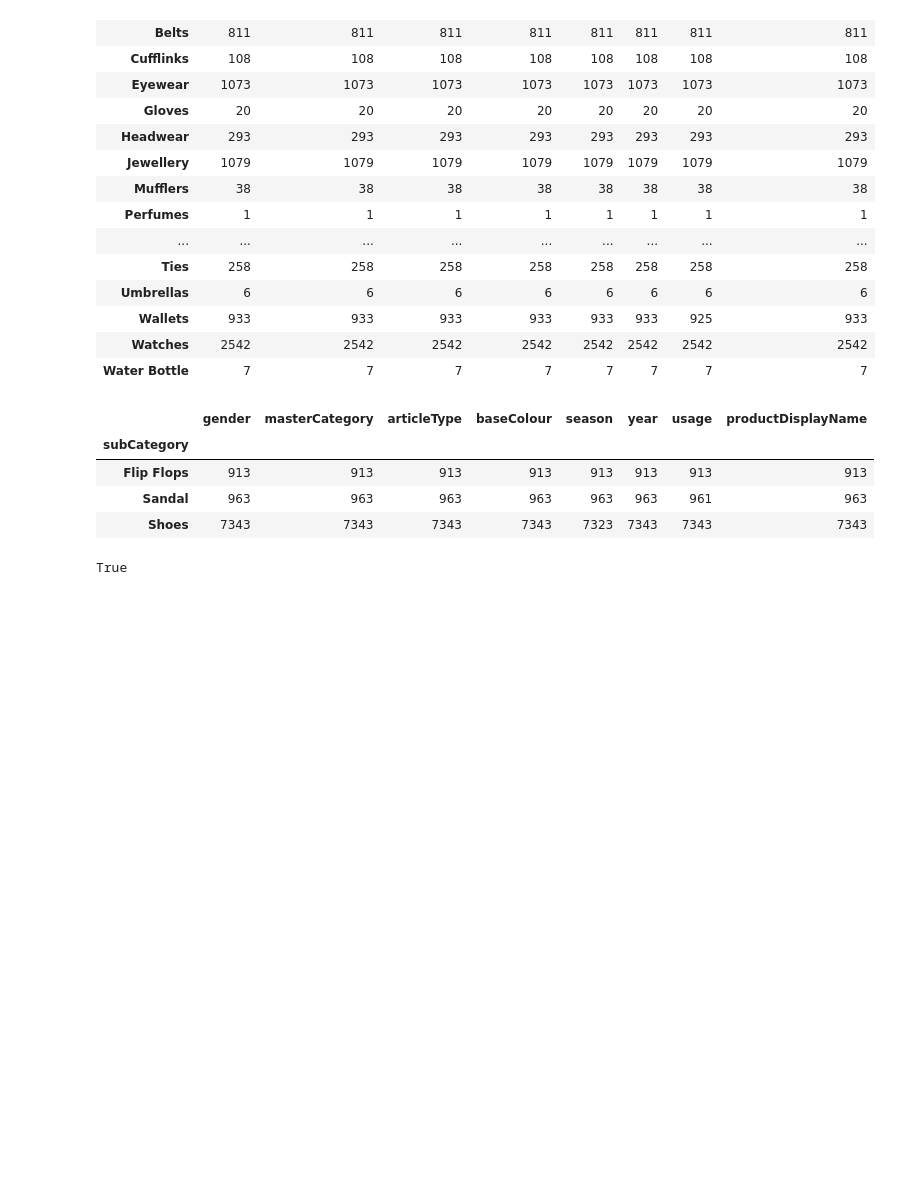
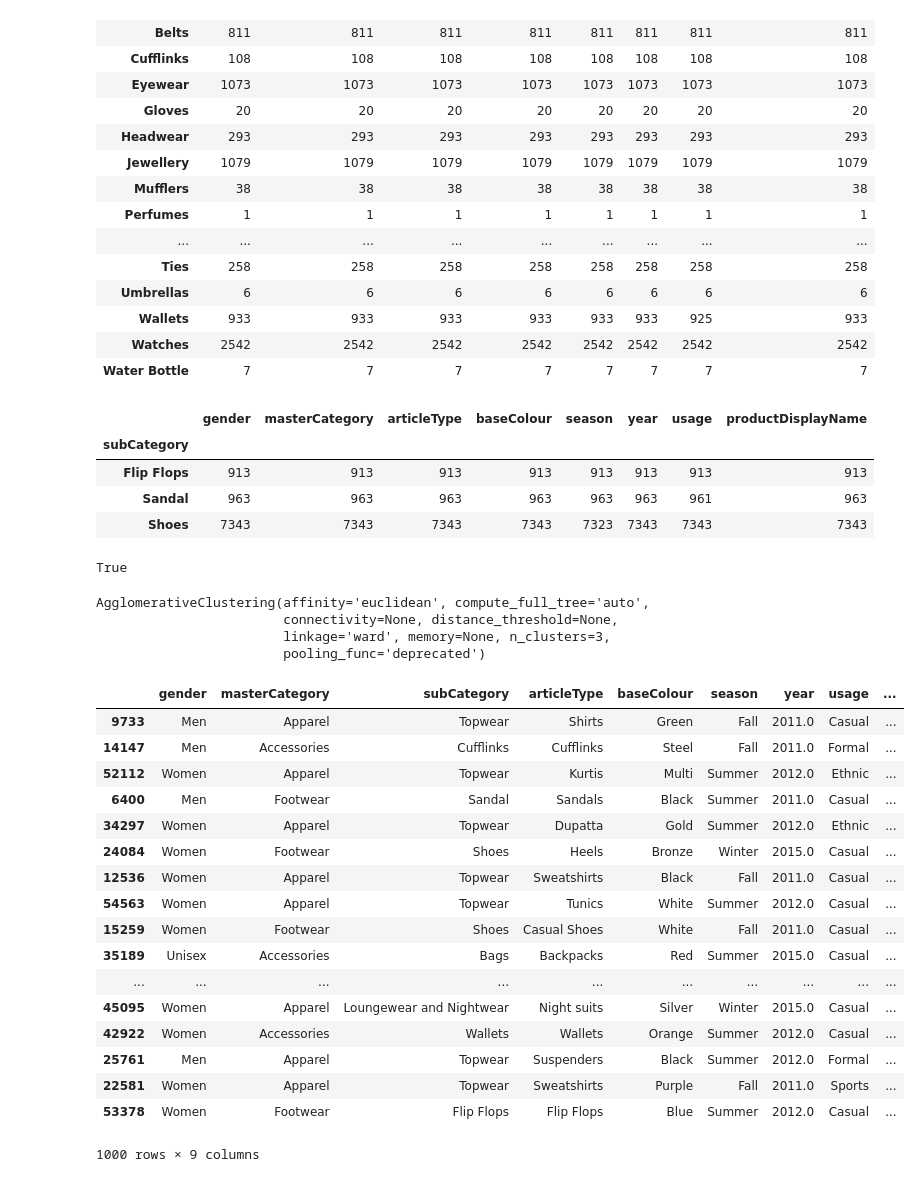
Before and after one commit to kellystroh/Clothing-Classification, a Jupyter notebook: Clothing EDA.ipynb, the cells around one changed output. Saved outputs shown, nothing was run; the diff lists cells and outputs as text; code cells hidden in the pictures; blank space fills up the shorter version.

Commit message:
add file for cluster test

```diff
--- a/Clothing EDA.ipynb
+++ b/Clothing EDA.ipynb
@@ -25,4 +27,5 @@ df.set_index('id', inplace=True)
 # %%
 path = r'/Users/Kelly/galvanize/week8/data/fashion_data/images'
 files = glob.glob(path + "/*.jpg")
-idx_series = pd.Series(files).str.replace('/Users/Kelly/galvanize/week8/data/fashion_data/images/', '').str.replace('.jpg', '')
+file_series = pd.Series(files, dtype=object)
+idx_series = file_series.str.replace('/Users/Kelly/galvanize/week8/data/fashion_data/images/', '')
@@ -156,0 +169,7 @@ clust = AgglomerativeClustering().fit(wear_pics)
+# %%
+clust
+# %% [output]
+AgglomerativeClustering(affinity='euclidean', compute_full_tree='auto',
+                        connectivity=None, distance_threshold=None,
+                        linkage='ward', memory=None, n_clusters=3,
+                        pooling_func='deprecated')
@@ -156,0 +178,23 @@ clust = AgglomerativeClustering().fit(wear_pics)
+# %%
+aa = wear_pics[0:1000].index
+bb = wearable_df.loc[aa,:]
+bb
+# %% [output]
+|  | gender | masterCategory | subCategory | articleType | baseColour | season | year | usage | ... |
+| 9733 | Men | Apparel | Topwear | Shirts | Green | Fall | 2011.0 | Casual | ... |
+| 14147 | Men | Accessories | Cufflinks | Cufflinks | Steel | Fall | 2011.0 | Formal | ... |
+| 52112 | Women | Apparel | Topwear | Kurtis | Multi | Summer | 2012.0 | Ethnic | ... |
+| 6400 | Men | Footwear | Sandal | Sandals | Black | Summer | 2011.0 | Casual | ... |
+| 34297 | Women | Apparel | Topwear | Dupatta | Gold | Summer | 2012.0 | Ethnic | ... |
+| 24084 | Women | Footwear | Shoes | Heels | Bronze | Winter | 2015.0 | Casual | ... |
+| 12536 | Women | Apparel | Topwear | Sweatshirts | Black | Fall | 2011.0 | Casual | ... |
+| 54563 | Women | Apparel | Topwear | Tunics | White | Summer | 2012.0 | Casual | ... |
+| 15259 | Women | Footwear | Shoes | Casual Shoes | White | Fall | 2011.0 | Casual | ... |
+| 35189 | Unisex | Accessories | Bags | Backpacks | Red | Summer | 2015.0 | Casual | ... |
+| ... | ... | ... | ... | ... | ... | ... | ... | ... | ... |
+| 45095 | Women | Apparel | Loungewear and Nightwear | Night suits | Silver | Winter | 2015.0 | Casual | ... |
+| 42922 | Women | Accessories | Wallets | Wallets | Orange | Summer | 2012.0 | Casual | ... |
+| 25761 | Men | Apparel | Topwear | Suspenders | Black | Summer | 2012.0 | Formal | ... |
+| 22581 | Women | Apparel | Topwear | Sweatshirts | Purple | Fall | 2011.0 | Sports | ... |
+| 53378 | Women | Footwear | Flip Flops | Flip Flops | Blue | Summer | 2012.0 | Casual | ... |
+1000 rows × 9 columns
```
Also changed, not shown: parts of 13 cells of this notebook, 1 other file.
